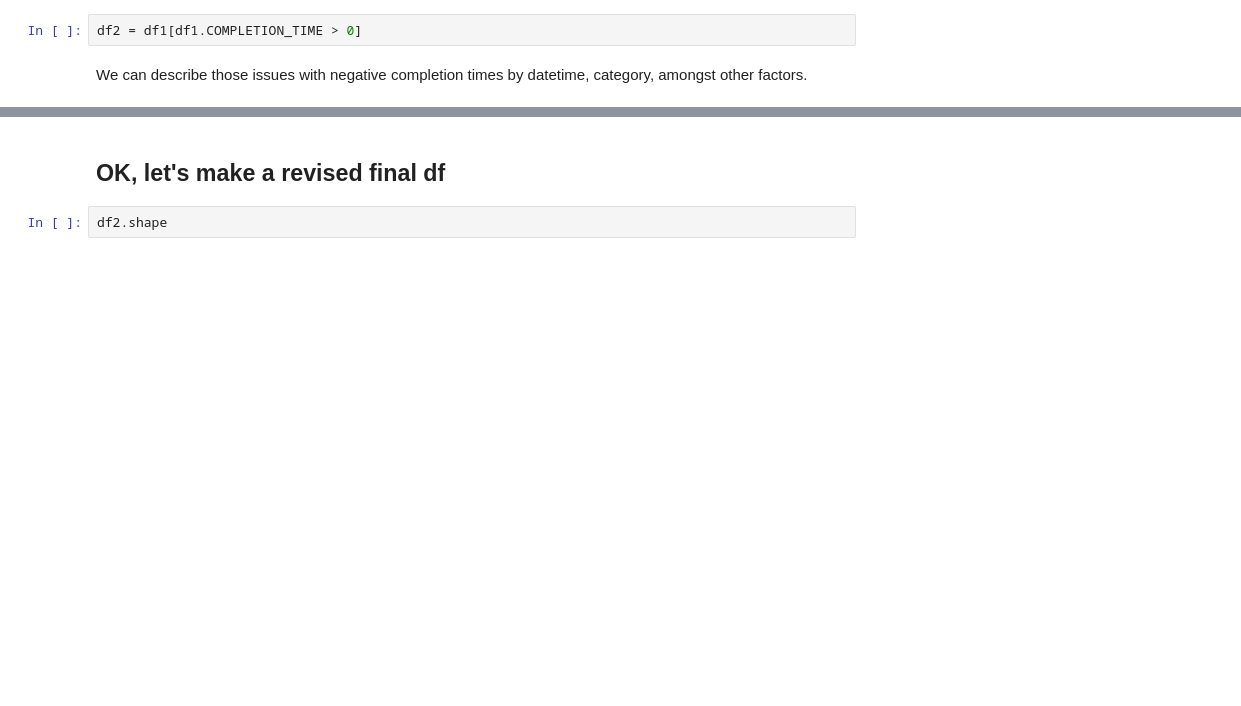
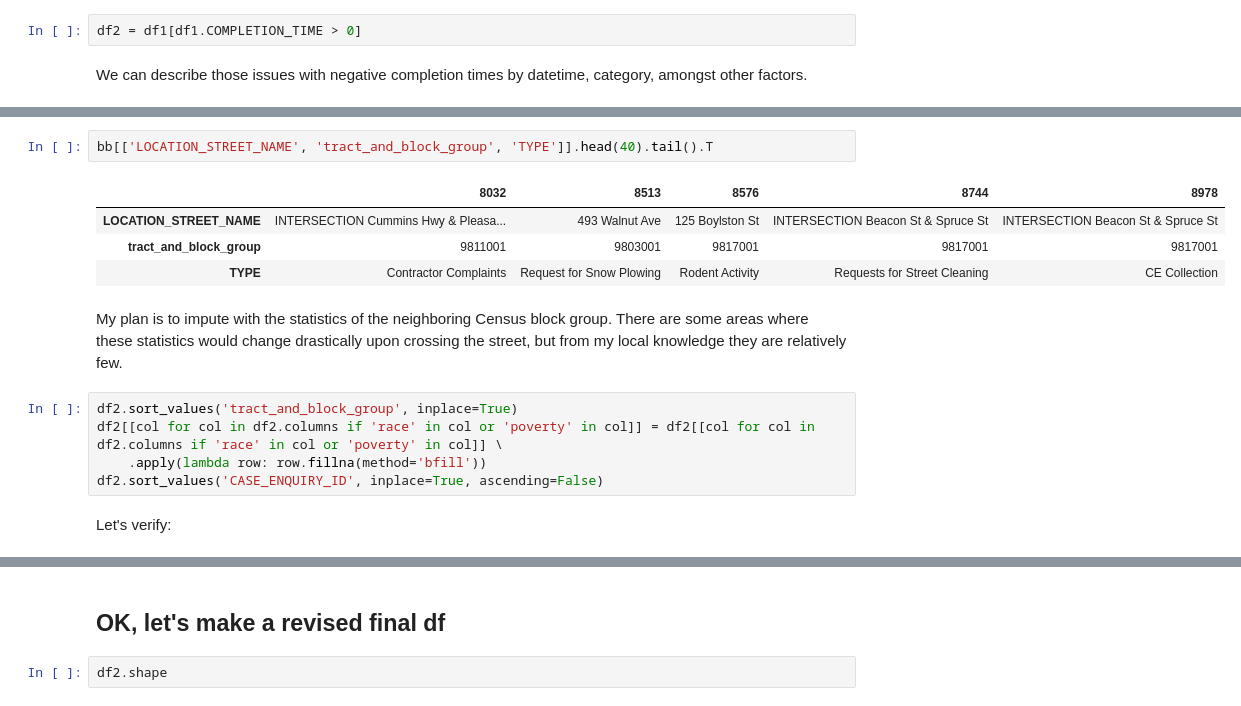
Before and after one commit to aok1425/311-prediction-times, a Jupyter notebook: 01 cleaning/06 dropping invalid or duplicate issues.ipynb, the cells around one changed output, grey strips where cells are left out. Cells and saved outputs as stored; diff of their text form; blank space fills up the shorter version.

```diff
--- a/01 cleaning/06 dropping invalid or duplicate issues.ipynb
+++ b/01 cleaning/06 dropping invalid or duplicate issues.ipynb
@@ -130,0 +152,16 @@ We can describe those issues with negative completion times by datetime, categor
+# %%
+bb[['LOCATION_STREET_NAME', 'tract_and_block_group', 'TYPE']].head(40).tail().T
+# %% [output]
+|  | 8032 | 8513 | 8576 | 8744 | 8978 |
+| LOCATION_STREET_NAME | INTERSECTION Cummins Hwy & Pleasa... | 493 Walnut Ave | 125 Boylston St | INTERSECTION Beacon St & Spruce St | INTERSECTION Beacon St & Spruce St |
+| tract_and_block_group | 9811001 | 9803001 | 9817001 | 9817001 | 9817001 |
+| TYPE | Contractor Complaints | Request for Snow Plowing | Rodent Activity | Requests for Street Cleaning | CE Collection |
+# %% [markdown]
+My plan is to impute with the statistics of the neighboring Census block group. There are some areas where these statistics would change drastically upon crossing the street, but from my local knowledge they are relatively few.
+# %%
+df2.sort_values('tract_and_block_group', inplace=True)
+df2[[col for col in df2.columns if 'race' in col or 'poverty' in col]] = df2[[col for col in df2.columns if 'race' in col or 'poverty' in col]] \
+    .apply(lambda row: row.fillna(method='bfill'))
+df2.sort_values('CASE_ENQUIRY_ID', inplace=True, ascending=False)
+# %% [markdown]
+Let's verify:
```
Also changed, not shown: parts of 5 cells of this notebook, 3 other files.
